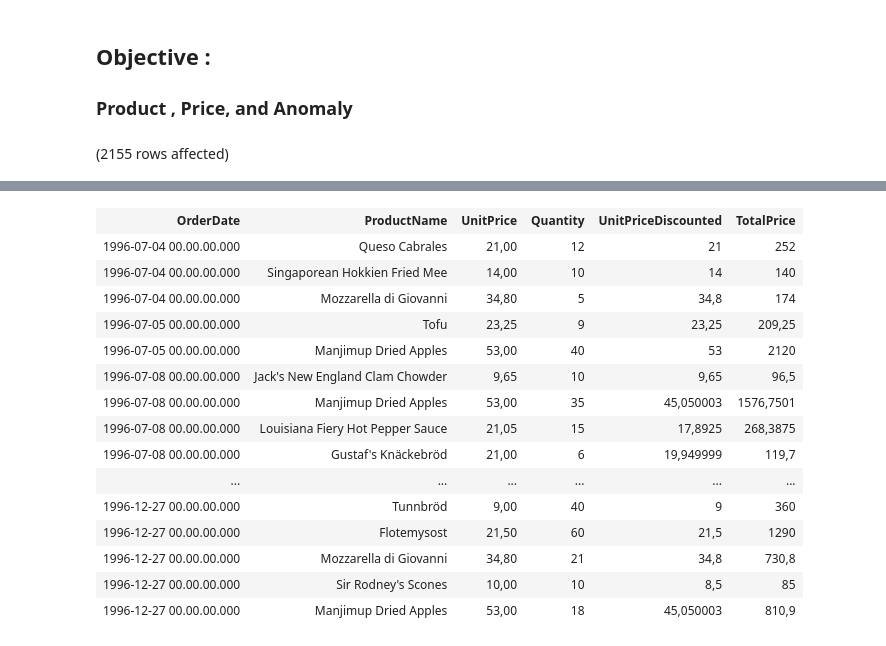
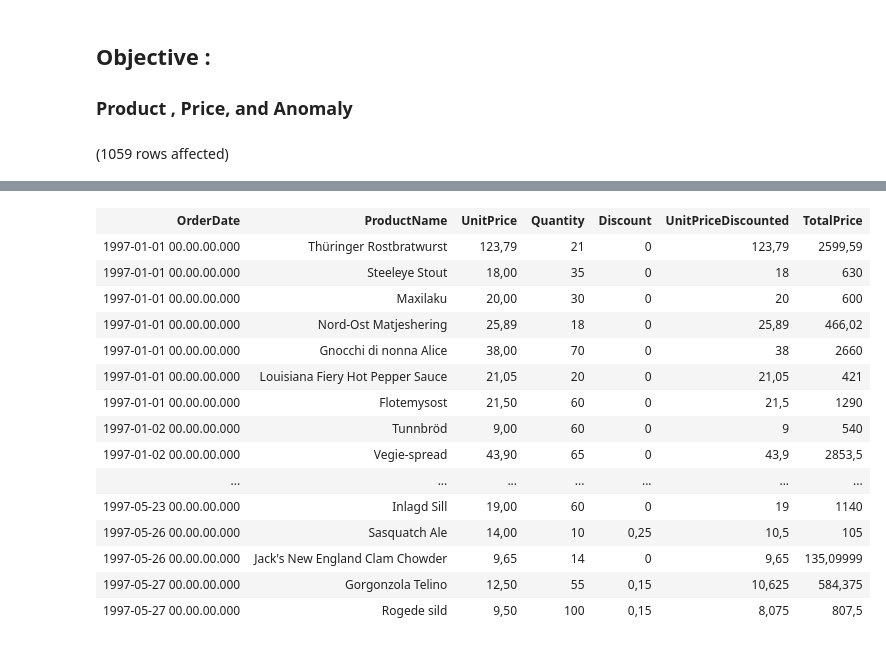
Before and after one commit to abilcode/dsls, a Jupyter notebook: de_minicase/Transform - Case Study.ipynb, the cells around one changed output, grey strips where cells are left out. Saved outputs shown, nothing was run; the diff lists cells and outputs as text; code cells hidden in the pictures.

```diff
--- a/de_minicase/Transform - Case Study.ipynb
+++ b/de_minicase/Transform - Case Study.ipynb
@@ -3,12 +3,14 @@
 
 ### Product , Price, and Anomaly
 # %%
-SELECT OrderDate, ProductName, Products.UnitPrice, Quantity, (1-Discount)*Products.UnitPrice AS UnitPriceDiscounted,
+SELECT OrderDate, ProductName, Products.UnitPrice, Quantity, Discount,(1-Discount)*Products.UnitPrice AS UnitPriceDiscounted,
         (1-Discount)*Products.UnitPrice * Quantity AS TotalPrice
 FROM Orders
+
 JOIN [Order Details]
 ON Orders.OrderID = [Order Details].OrderID
 JOIN Products
 ON [Order Details].ProductID = Products.ProductID
+WHERE YEAR(OrderDate) = 1997
 # %% [output]
-(2155 rows affected)
+(1059 rows affected)
@@ -16,16 +18,16 @@ Total execution time: 00:00:00.090
-| OrderDate | ProductName | UnitPrice | Quantity | UnitPriceDiscounted | TotalPrice |
-| 1996-07-04 00.00.00.000 | Queso Cabrales | 21,00 | 12 | 21 | 252 |
-| 1996-07-04 00.00.00.000 | Singaporean Hokkien Fried Mee | 14,00 | 10 | 14 | 140 |
-| 1996-07-04 00.00.00.000 | Mozzarella di Giovanni | 34,80 | 5 | 34,8 | 174 |
-| 1996-07-05 00.00.00.000 | Tofu | 23,25 | 9 | 23,25 | 209,25 |
-| 1996-07-05 00.00.00.000 | Manjimup Dried Apples | 53,00 | 40 | 53 | 2120 |
-| 1996-07-08 00.00.00.000 | Jack's New England Clam Chowder | 9,65 | 10 | 9,65 | 96,5 |
-| 1996-07-08 00.00.00.000 | Manjimup Dried Apples | 53,00 | 35 | 45,050003 | 1576,7501 |
-| 1996-07-08 00.00.00.000 | Louisiana Fiery Hot Pepper Sauce | 21,05 | 15 | 17,8925 | 268,3875 |
-| 1996-07-08 00.00.00.000 | Gustaf's Knäckebröd | 21,00 | 6 | 19,949999 | 119,7 |
-| ... | ... | ... | ... | ... | ... |
-| 1996-12-27 00.00.00.000 | Tunnbröd | 9,00 | 40 | 9 | 360 |
-| 1996-12-27 00.00.00.000 | Flotemysost | 21,50 | 60 | 21,5 | 1290 |
-| 1996-12-27 00.00.00.000 | Mozzarella di Giovanni | 34,80 | 21 | 34,8 | 730,8 |
-| 1996-12-27 00.00.00.000 | Sir Rodney's Scones | 10,00 | 10 | 8,5 | 85 |
-| 1996-12-27 00.00.00.000 | Manjimup Dried Apples | 53,00 | 18 | 45,050003 | 810,9 |
+| OrderDate | ProductName | UnitPrice | Quantity | Discount | UnitPriceDiscounted | TotalPrice |
+| 1997-01-01 00.00.00.000 | Thüringer Rostbratwurst | 123,79 | 21 | 0 | 123,79 | 2599,59 |
+| 1997-01-01 00.00.00.000 | Steeleye Stout | 18,00 | 35 | 0 | 18 | 630 |
+| 1997-01-01 00.00.00.000 | Maxilaku | 20,00 | 30 | 0 | 20 | 600 |
+| 1997-01-01 00.00.00.000 | Nord-Ost Matjeshering | 25,89 | 18 | 0 | 25,89 | 466,02 |
+| 1997-01-01 00.00.00.000 | Gnocchi di nonna Alice | 38,00 | 70 | 0 | 38 | 2660 |
+| 1997-01-01 00.00.00.000 | Louisiana Fiery Hot Pepper Sauce | 21,05 | 20 | 0 | 21,05 | 421 |
+| 1997-01-01 00.00.00.000 | Flotemysost | 21,50 | 60 | 0 | 21,5 | 1290 |
+| 1997-01-02 00.00.00.000 | Tunnbröd | 9,00 | 60 | 0 | 9 | 540 |
+| 1997-01-02 00.00.00.000 | Vegie-spread | 43,90 | 65 | 0 | 43,9 | 2853,5 |
+| ... | ... | ... | ... | ... | ... | ... |
+| 1997-05-23 00.00.00.000 | Inlagd Sill | 19,00 | 60 | 0 | 19 | 1140 |
+| 1997-05-26 00.00.00.000 | Sasquatch Ale | 14,00 | 10 | 0,25 | 10,5 | 105 |
+| 1997-05-26 00.00.00.000 | Jack's New England Clam Chowder | 9,65 | 14 | 0 | 9,65 | 135,09999 |
+| 1997-05-27 00.00.00.000 | Gorgonzola Telino | 12,50 | 55 | 0,15 | 10,625 | 584,375 |
+| 1997-05-27 00.00.00.000 | Rogede sild | 9,50 | 100 | 0,15 | 8,075 | 807,5 |
```
Also changed, not shown: parts of 5 cells of this notebook, 18 other files.
